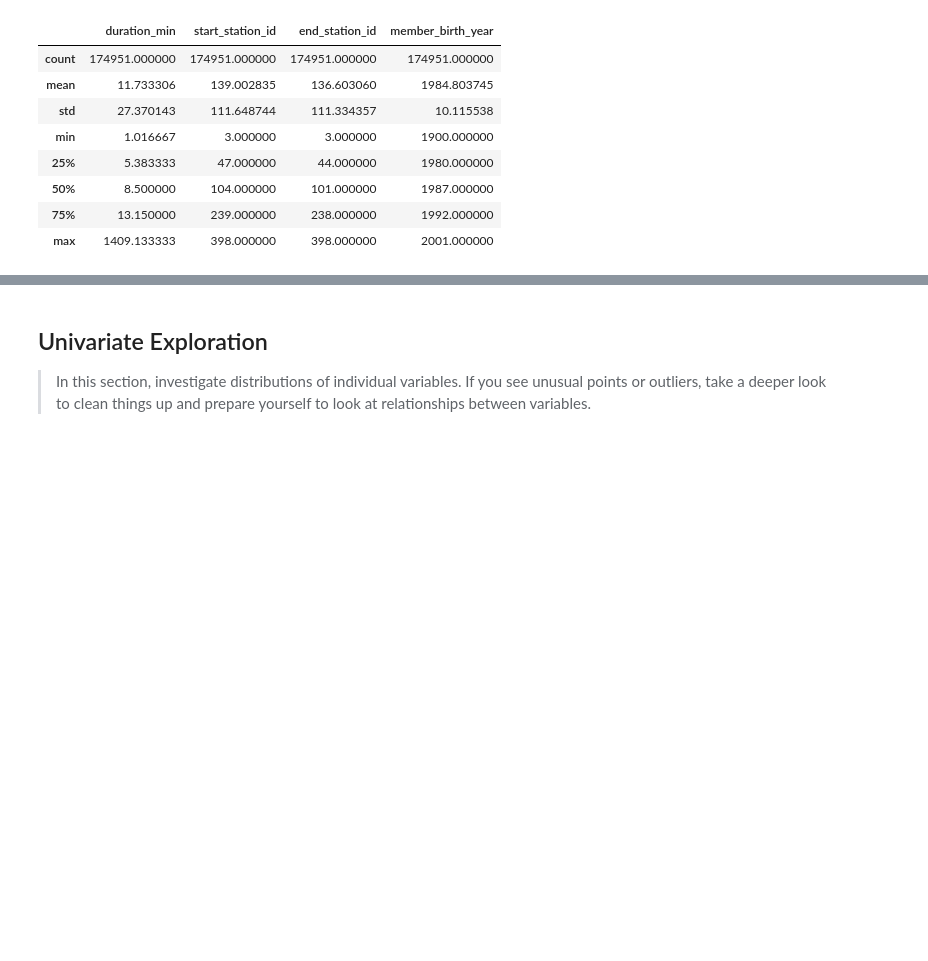
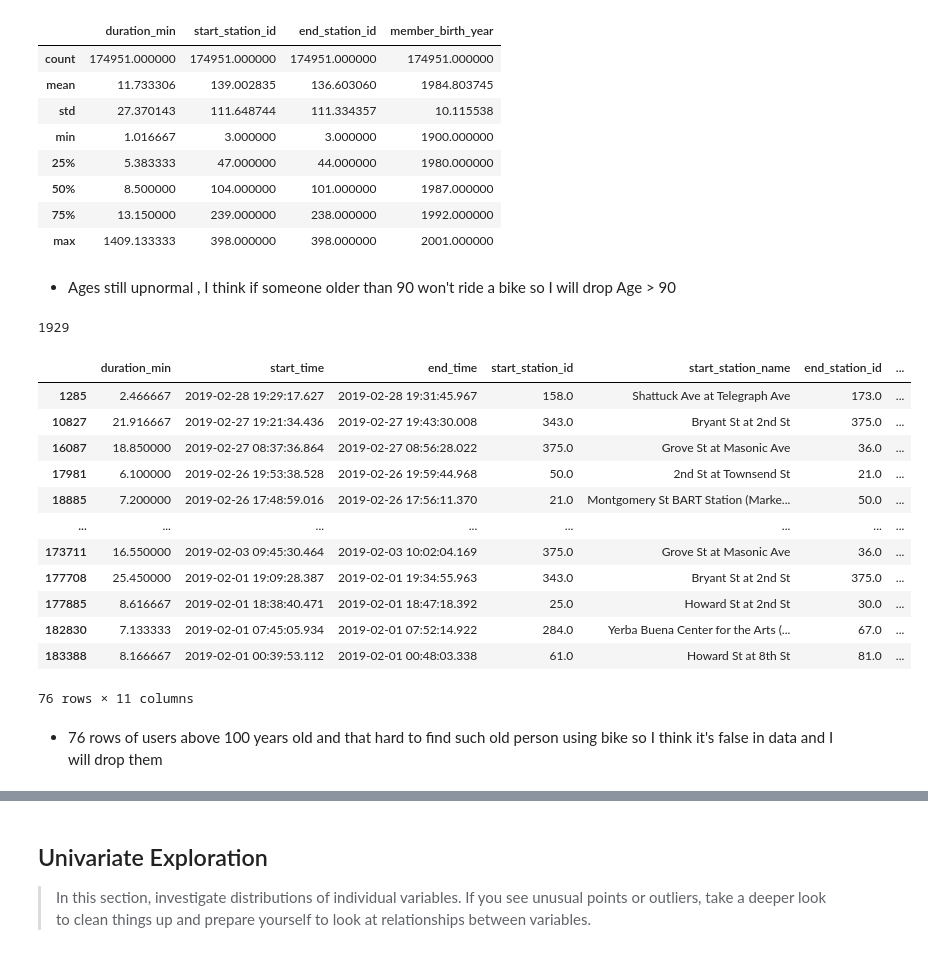
Before and after one commit to Theabdelkader/Communicate-Data-Findings-Ford-GoBike-System, a Jupyter notebook: exploration_template.ipynb, the cells around one changed output, grey strips where cells are left out. Saved outputs shown, nothing was run; the diff lists cells and outputs as text; code cells hidden in the pictures; blank space fills up the shorter version.

```diff
--- a/exploration_template.ipynb
+++ b/exploration_template.ipynb
@@ -241,3 +241,30 @@ df.describe()
 | 50% | 8.500000 | 104.000000 | 101.000000 | 1987.000000 |
 | 75% | 13.150000 | 239.000000 | 238.000000 | 1992.000000 |
 | max | 1409.133333 | 398.000000 | 398.000000 | 2001.000000 |
+# %% [markdown]
+- Ages still upnormal , I think if someone older than 90 won't ride a bike so I will drop Age > 90
+# %%
+# Age of people > 90 where this data set is at 2019 as it's csv file name starts with 2019
+Age_90 = 2019 - 90
+Age_90
+# %% [output]
+1929
+# %%
+Age_90plus = df[(df.member_birth_year < 1929)]
+Age_90plus
+# %% [output]
+|  | duration_min | start_time | end_time | start_station_id | start_station_name | end_station_id | ... |
+| 1285 | 2.466667 | 2019-02-28 19:29:17.627 | 2019-02-28 19:31:45.967 | 158.0 | Shattuck Ave at Telegraph Ave | 173.0 | ... |
+| 10827 | 21.916667 | 2019-02-27 19:21:34.436 | 2019-02-27 19:43:30.008 | 343.0 | Bryant St at 2nd St | 375.0 | ... |
+| 16087 | 18.850000 | 2019-02-27 08:37:36.864 | 2019-02-27 08:56:28.022 | 375.0 | Grove St at Masonic Ave | 36.0 | ... |
+| 17981 | 6.100000 | 2019-02-26 19:53:38.528 | 2019-02-26 19:59:44.968 | 50.0 | 2nd St at Townsend St | 21.0 | ... |
+| 18885 | 7.200000 | 2019-02-26 17:48:59.016 | 2019-02-26 17:56:11.370 | 21.0 | Montgomery St BART Station (Marke... | 50.0 | ... |
+| ... | ... | ... | ... | ... | ... | ... | ... |
+| 173711 | 16.550000 | 2019-02-03 09:45:30.464 | 2019-02-03 10:02:04.169 | 375.0 | Grove St at Masonic Ave | 36.0 | ... |
+| 177708 | 25.450000 | 2019-02-01 19:09:28.387 | 2019-02-01 19:34:55.963 | 343.0 | Bryant St at 2nd St | 375.0 | ... |
+| 177885 | 8.616667 | 2019-02-01 18:38:40.471 | 2019-02-01 18:47:18.392 | 25.0 | Howard St at 2nd St | 30.0 | ... |
+| 182830 | 7.133333 | 2019-02-01 07:45:05.934 | 2019-02-01 07:52:14.922 | 284.0 | Yerba Buena Center for the Arts (... | 67.0 | ... |
+| 183388 | 8.166667 | 2019-02-01 00:39:53.112 | 2019-02-01 00:48:03.338 | 61.0 | Howard St at 8th St | 81.0 | ... |
+76 rows × 11 columns
+# %% [markdown]
+- 76 rows of users above 100 years old and that hard to find such old person using bike so I think it's false in data and I will drop them
```
Also changed, not shown: parts of 6 cells of this notebook.
